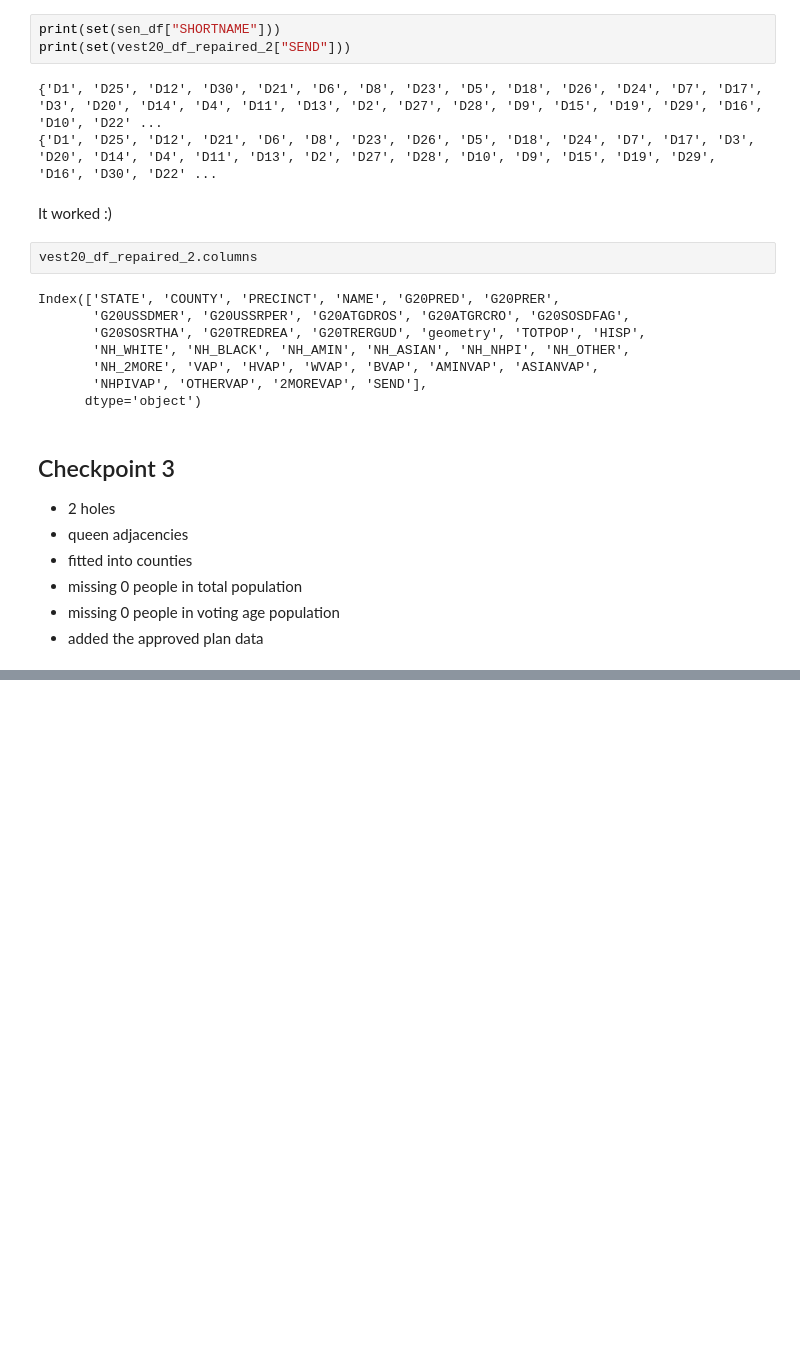
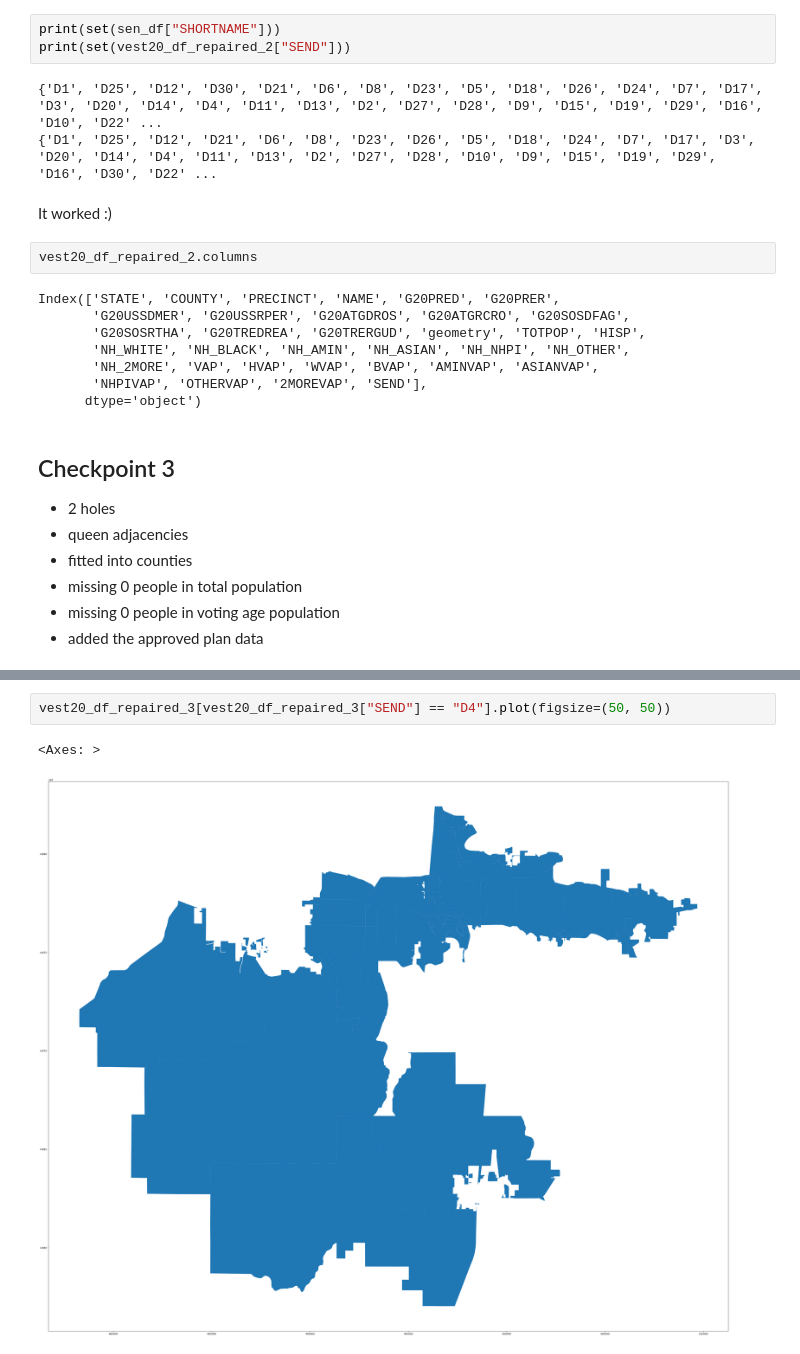
Before and after one commit to tclvanessa/Gerrymandering-Analysis-on-Illinois, a Jupyter notebook: OR_clean_data.ipynb, the cells around one changed output, grey strips where cells are left out. Cells and saved outputs as stored; diff of their text form; blank space fills up the shorter version.

```diff
--- a/OR_clean_data.ipynb
+++ b/OR_clean_data.ipynb
@@ -563,0 +594,5 @@ vest20_df_repaired_3.plot()
+# %%
+vest20_df_repaired_3[vest20_df_repaired_3["SEND"] == "D4"].plot(figsize=(50, 50))
+# %% [output]
+<Axes: >
+[figure, added]
```
Also changed, not shown: parts of 10 cells of this notebook, 1 other file.
